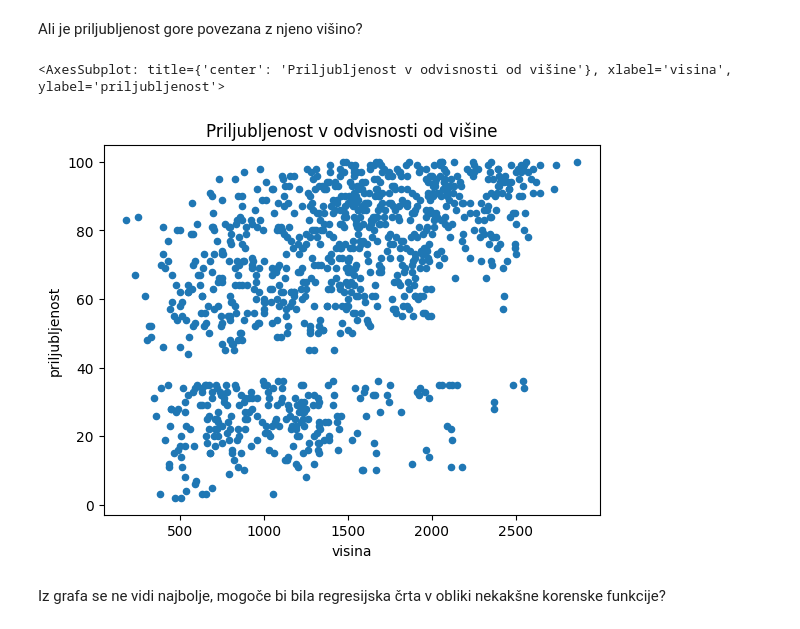
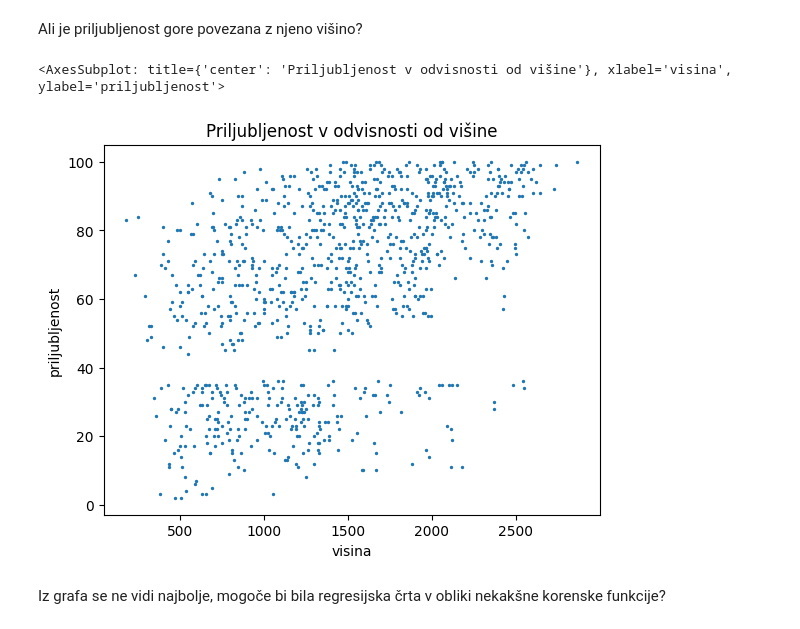
Before and after one commit to TerezijaKrecic/Projektna-naloga-Prog1-, a Jupyter notebook: analiza.ipynb, the cells around one changed output. Drawn from its saved outputs; the diff is of its cells as text; code cells hidden in the pictures.

```diff
--- a/analiza.ipynb
+++ b/analiza.ipynb
@@ -88,10 +88,10 @@ alpe_po_priljubljenosti
 # %% [markdown]
 Ali je priljubljenost gore povezana z njeno višino?
 # %%
-alpe.plot.scatter(x = 'visina', y = 'priljubljenost', title = 'Priljubljenost v odvisnosti od višine')
+alpe.plot.scatter(x = 'visina', y = 'priljubljenost', title = 'Priljubljenost v odvisnosti od višine', s = 2)
 # %% [output]
 <AxesSubplot: title={'center': 'Priljubljenost v odvisnosti od višine'}, xlabel='visina', ylabel='priljubljenost'>
-[figure, old version]
+[figure, new version]
 # %% [markdown]
 Iz grafa se ne vidi najbolje, mogoče bi bila regresijska črta v obliki nekakšne korenske funkcije?
 # %%
```
Also changed, not shown: parts of 9 cells of this notebook.
